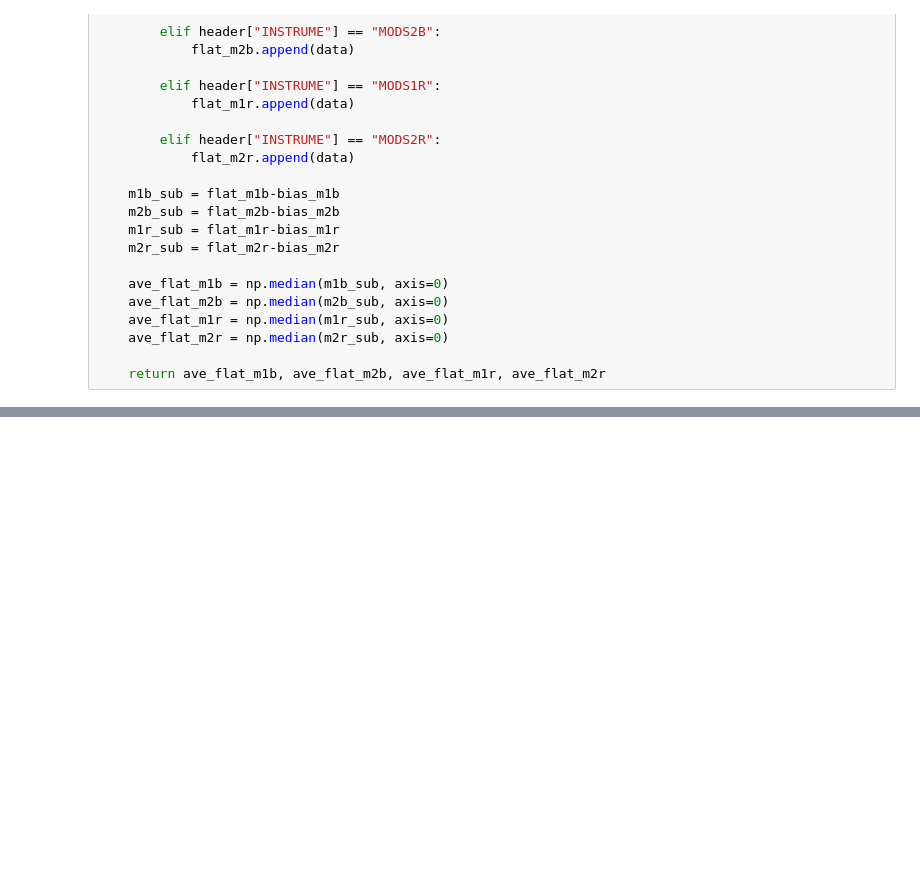
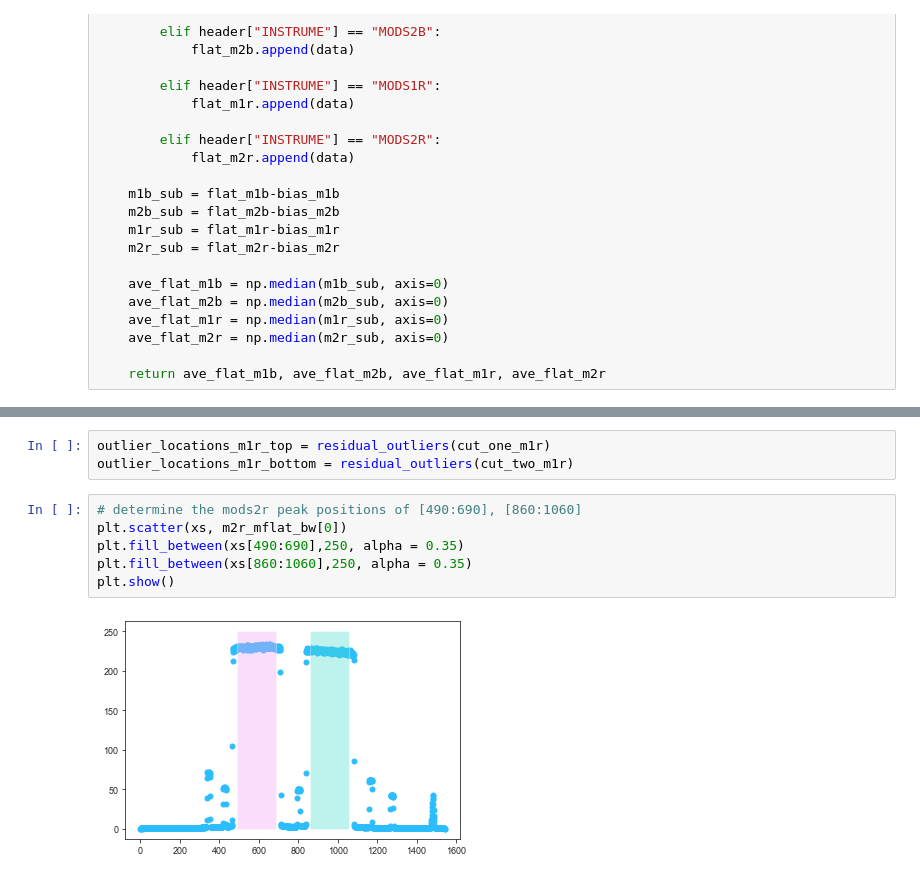
Before and after one commit to natalieallen/LBT-Data-Analysis, a Jupyter notebook: LBT_Data_Calibration.ipynb, the cells around one changed output, grey strips where cells are left out. Drawn from its saved outputs; the diff is of its cells as text; blank space fills up the shorter version.

```diff
--- a/LBT_Data_Calibration.ipynb
+++ b/LBT_Data_Calibration.ipynb
@@ -239,0 +373,11 @@ plt.errorbar(xs[1900:2000],norm_med[0][100][1900:2000], yerr = flat_error[0][100
+# %%
+outlier_locations_m1r_top = residual_outliers(cut_one_m1r)
+outlier_locations_m1r_bottom = residual_outliers(cut_two_m1r)
+# %%
+# determine the mods2r peak positions of [490:690], [860:1060]
+plt.scatter(xs, m2r_mflat_bw[0])
+plt.fill_between(xs[490:690],250, alpha = 0.35)
+plt.fill_between(xs[860:1060],250, alpha = 0.35)
+plt.show()
+# %% [output]
+[figure, added]
```
Also changed, not shown: parts of 26 cells of this notebook.
